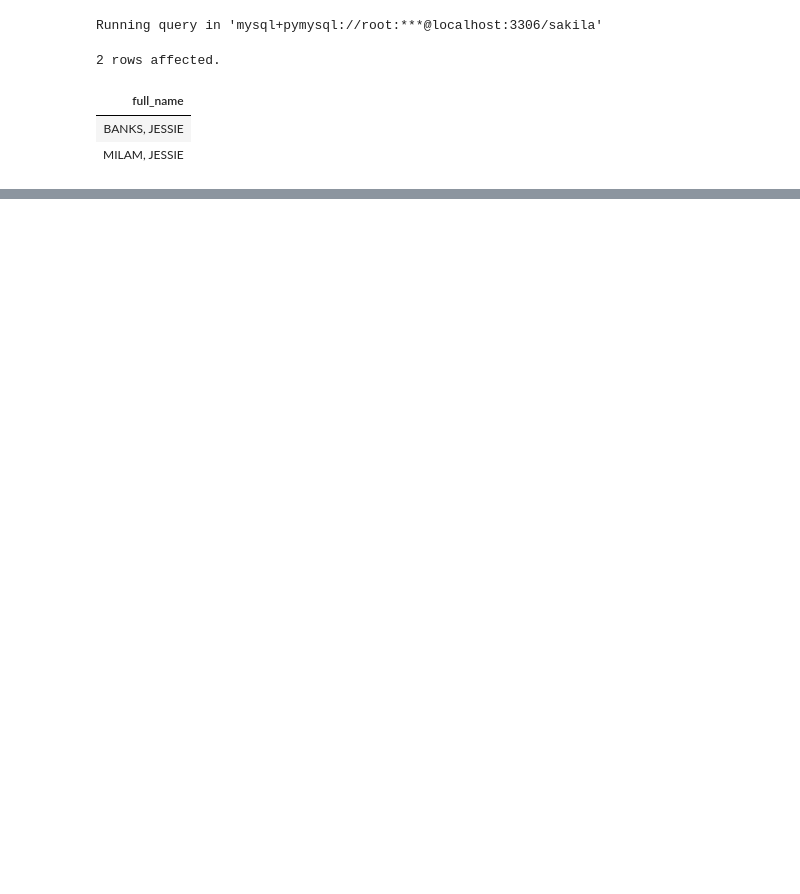
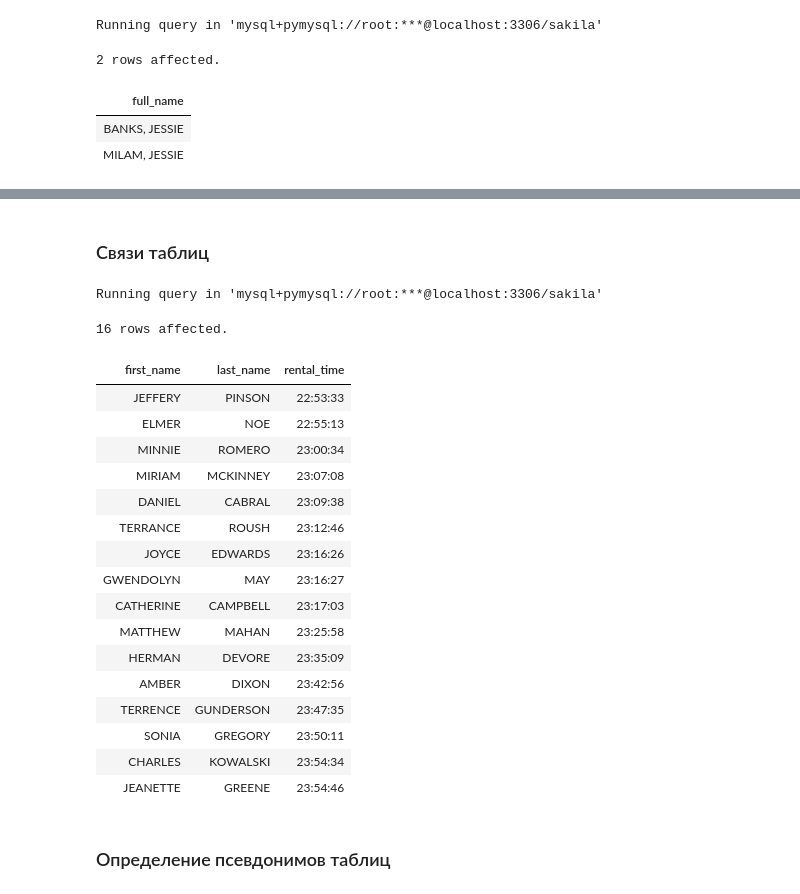
Before and after one commit to magus1968/learning-sql, a Jupyter notebook: docs/ch03.ipynb, the cells around one changed output, grey strips where cells are left out. Saved outputs shown, nothing was run; the diff lists cells and outputs as text; code cells hidden in the pictures; blank space fills up the shorter version.

```diff
--- a/docs/ch03.ipynb
+++ b/docs/ch03.ipynb
@@ -313,0 +397,34 @@ Running query in 'mysql+pymysql://root:***@localhost:3306/sakila'
+# %% [markdown]
+### Связи таблиц
+# %%
+%%sql
+SELECT
+    customer.first_name,
+    customer.last_name,
+    TIME(rental.rental_date) rental_time
+FROM customer
+    INNER JOIN rental
+    ON customer.customer_id = rental.customer_id
+WHERE date(rental.rental_date) = '2005-06-14';
+# %% [output]
+Running query in 'mysql+pymysql://root:***@localhost:3306/sakila'
+16 rows affected.
+| first_name | last_name | rental_time |
+| JEFFERY | PINSON | 22:53:33 |
+| ELMER | NOE | 22:55:13 |
+| MINNIE | ROMERO | 23:00:34 |
+| MIRIAM | MCKINNEY | 23:07:08 |
+| DANIEL | CABRAL | 23:09:38 |
+| TERRANCE | ROUSH | 23:12:46 |
+| JOYCE | EDWARDS | 23:16:26 |
+| GWENDOLYN | MAY | 23:16:27 |
+| CATHERINE | CAMPBELL | 23:17:03 |
+| MATTHEW | MAHAN | 23:25:58 |
+| HERMAN | DEVORE | 23:35:09 |
+| AMBER | DIXON | 23:42:56 |
+| TERRENCE | GUNDERSON | 23:47:35 |
+| SONIA | GREGORY | 23:50:11 |
+| CHARLES | KOWALSKI | 23:54:34 |
+| JEANETTE | GREENE | 23:54:46 |
+# %% [markdown]
+### Определение псевдонимов таблиц
```
Also changed, not shown: parts of 24 cells of this notebook, 3 other files.
